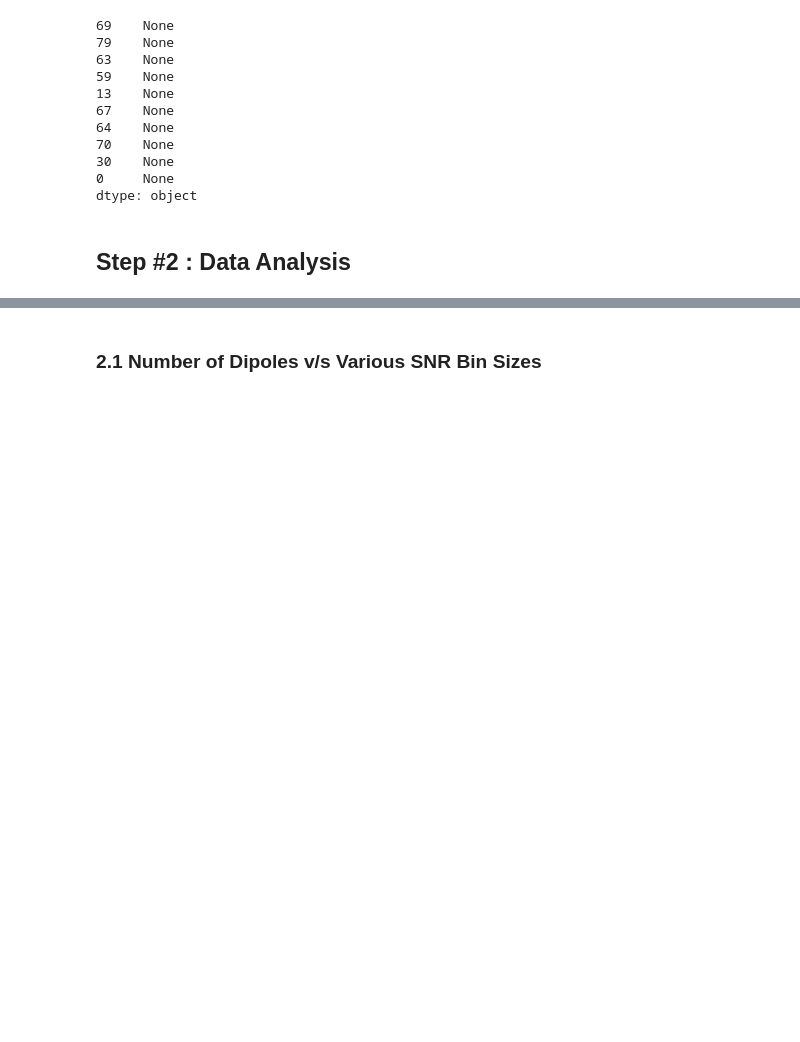
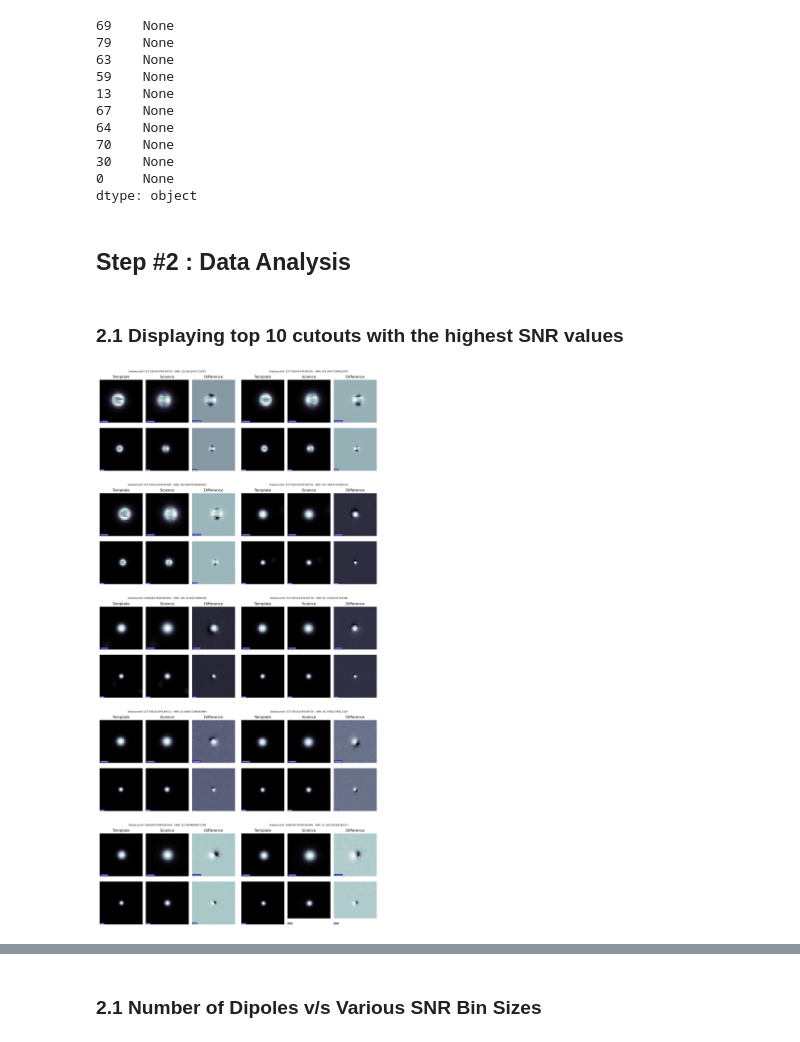
Before and after one commit to lsst-dm/ap_pipe-notebooks, a Jupyter notebook: notebooks/DM-40907-Dipoles-Analysis.ipynb, the cells around one changed output, grey strips where cells are left out. Drawn from its saved outputs; the diff is of its cells as text; code cells hidden in the pictures; blank space fills up the shorter version.

```diff
--- a/notebooks/DM-40907-Dipoles-Analysis.ipynb
+++ b/notebooks/DM-40907-Dipoles-Analysis.ipynb
@@ -100,6 +101,43 @@ df_top_10_snr.apply(lambda x: copy_dipole_cutouts(x['image_path'], dest_dipoles_
 dtype: object
 # %% [markdown]
 ## Step #2 : Data Analysis
+# %% [markdown]
+### 2.1 Displaying top 10 cutouts with the highest SNR values
+# %%
+# Plot the top 10 SNR cutouts
+
+# Define the size of your grid
+rows = 5
+cols = 2
+
+# Create a figure with subplots
+fig, axes = plt.subplots(rows, cols, figsize=(20, 40))
+
+# Flatten the array of axes, for easy iteration
+axes = axes.flatten()
+
+# Iterate over the rows of the dataframe and the axes simultaneously
+for ax, (index, row) in zip(axes, df_top_10_snr.iterrows()):
+    # Read the image file
+    img = imread(row['image_path'])
+
+    # Display the image
+    ax.imshow(img)
+
+    # Set the title with the filename and snr value
+    title = f"DiaSourceID: {row['diaSourceId']} - SNR: {row['snr']}"
+    ax.set_title(title)
+
+    # Turn off axes to hide ticks and labels
+    ax.axis('off')
+
+# Adjust the layout to prevent overlap
+plt.tight_layout()
+
+# Show the plot
+plt.show()
+# %% [output]
+[figure, added]
 # %%
 # Read the dipole CSV file for analysis
 df_raw = pd.read_csv("dc2_dipoles.csv")
```
Also changed, not shown: parts of 4 cells of this notebook.
